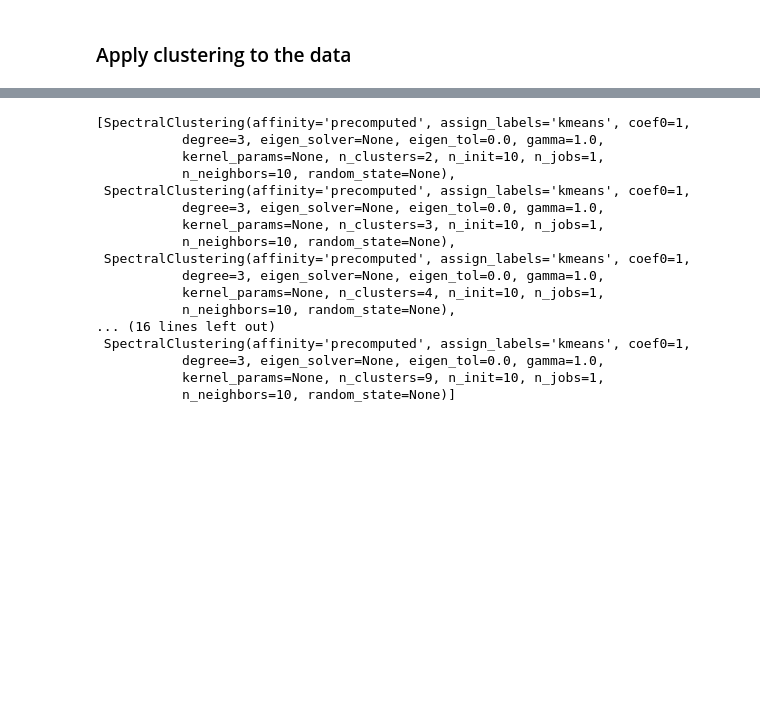
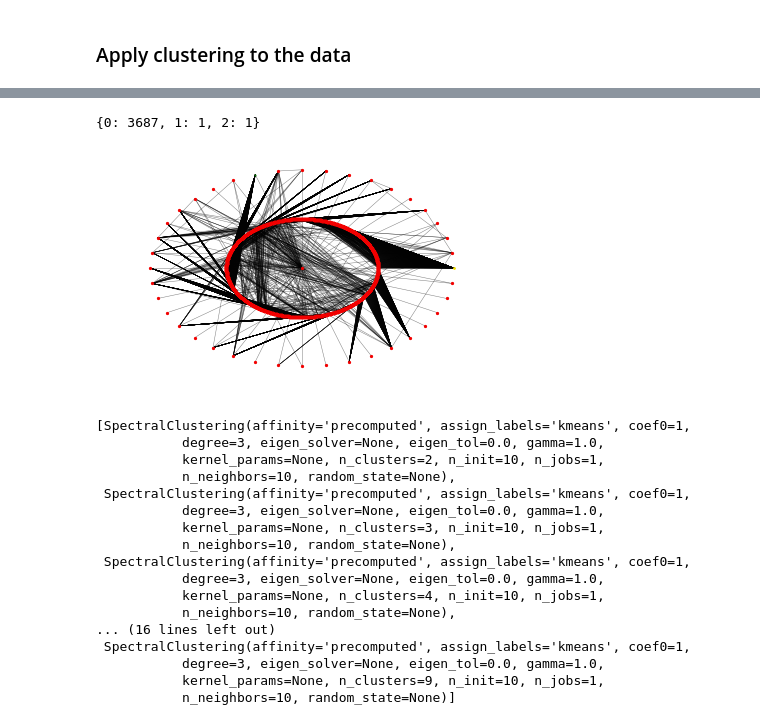
Before and after one commit to lapsya/100daysofcode, a Jupyter notebook: graph_clustering/vk_graph.ipynb, the cells around one changed output, grey strips where cells are left out. Drawn from its saved outputs; the diff is of its cells as text; code cells hidden in the pictures; blank space fills up the shorter version.

```diff
--- a/graph_clustering/vk_graph.ipynb
+++ b/graph_clustering/vk_graph.ipynb
@@ -322,8 +331,16 @@ a
 # %% [markdown]
 ### Apply clustering to the data
-# %%
-adjacency = nx.adjacency_matrix(main_graph)
 # %%
-labels_nodes = {}
-for label in a.labels_:
-    labels_nodes[label] = [node_id for ind, node_id in enumerate(main_graph.nodes()) if a.labels_[ind] == label]
+def spectral_cluster(graph, k_clusters):
+    adjacency = nx.adjacency_matrix(graph)
+
+    cl = SpectralClustering(n_clusters=k_clusters, affinity='precomputed').fit(adjacency)
+
+    labels_nodes = {}
+    for label in cl.labels_:
+        labels_nodes[label] = [node_id for ind, node_id in enumerate(graph.nodes()) if cl.labels_[ind] == label]
+
+    return labels_nodes
+# %%
+%%time
+labels_nodes = spectral_cluster(graph_piece, 3)
@@ -330,3 +350,11 @@ for label in a.labels_:
+# %%
+{label: len(nodes) for label, nodes in labels_nodes.items()}
+# %% [output]
+{0: 3687, 1: 1, 2: 1}
+# %%
+draw_graph_waves(graph_piece, pos, labels_nodes, 'graph_3')
+# %% [output]
+[figure, added]
 # %%
 %%time
 #adjacency = smth
```
Also changed, not shown: parts of 19 cells of this notebook, 2 other files.
